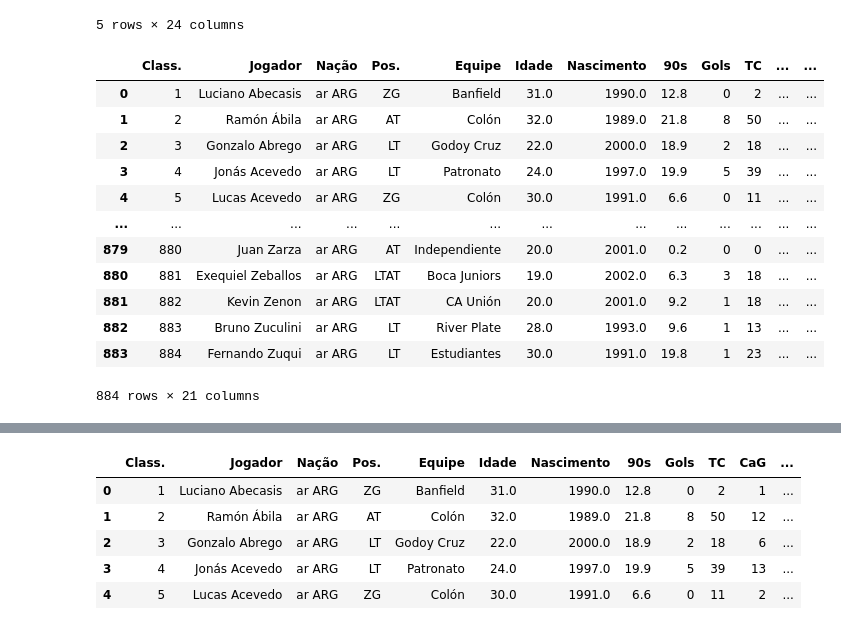
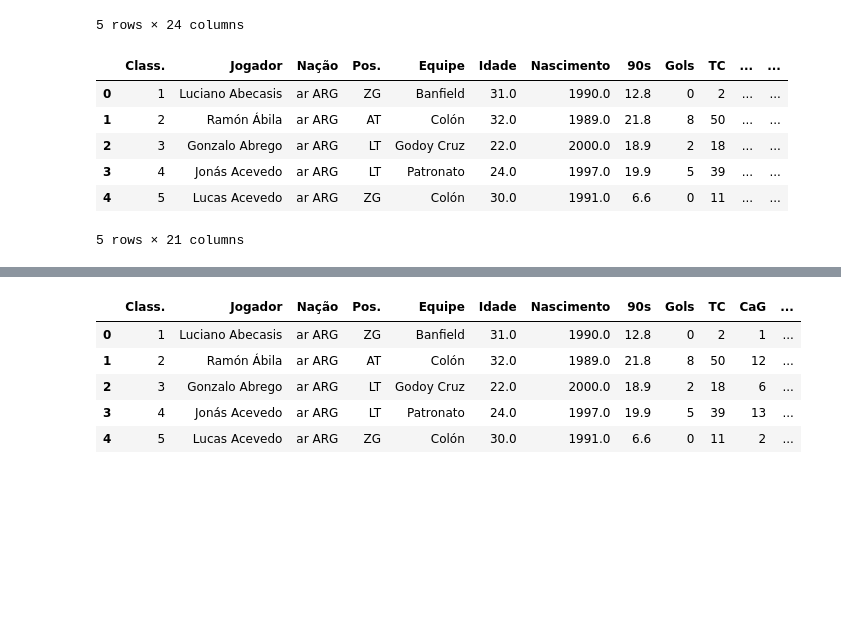
Before and after one commit to fernandopaguiar/Sports-Analytics-Python, a Jupyter notebook: Scout.ipynb, the cells around one changed output, grey strips where cells are left out. Cells and saved outputs as stored; diff of their text form; code cells hidden in the pictures; blank space fills up the shorter version.

```diff
--- a/Scout.ipynb
+++ b/Scout.ipynb
@@ -18,21 +18,15 @@ argentina.head()
 5 rows × 24 columns
 # %%
 argentina1 = pd.read_table('argentina1.txt', sep=',')
-argentina1
+argentina1.head()
 # %% [output]
 |  | Class. | Jogador | Nação | Pos. | Equipe | Idade | Nascimento | 90s | Gols | TC | ... | ... |
 | 0 | 1 | Luciano Abecasis | ar ARG | ZG | Banfield | 31.0 | 1990.0 | 12.8 | 0 | 2 | ... | ... |
 | 1 | 2 | Ramón Ábila | ar ARG | AT | Colón | 32.0 | 1989.0 | 21.8 | 8 | 50 | ... | ... |
 | 2 | 3 | Gonzalo Abrego | ar ARG | LT | Godoy Cruz | 22.0 | 2000.0 | 18.9 | 2 | 18 | ... | ... |
 | 3 | 4 | Jonás Acevedo | ar ARG | LT | Patronato | 24.0 | 1997.0 | 19.9 | 5 | 39 | ... | ... |
 | 4 | 5 | Lucas Acevedo | ar ARG | ZG | Colón | 30.0 | 1991.0 | 6.6 | 0 | 11 | ... | ... |
-| ... | ... | ... | ... | ... | ... | ... | ... | ... | ... | ... | ... | ... |
-| 879 | 880 | Juan Zarza | ar ARG | AT | Independiente | 20.0 | 2001.0 | 0.2 | 0 | 0 | ... | ... |
-| 880 | 881 | Exequiel Zeballos | ar ARG | LTAT | Boca Juniors | 19.0 | 2002.0 | 6.3 | 3 | 18 | ... | ... |
-| 881 | 882 | Kevin Zenon | ar ARG | LTAT | CA Unión | 20.0 | 2001.0 | 9.2 | 1 | 18 | ... | ... |
-| 882 | 883 | Bruno Zuculini | ar ARG | LT | River Plate | 28.0 | 1993.0 | 9.6 | 1 | 13 | ... | ... |
-| 883 | 884 | Fernando Zuqui | ar ARG | LT | Estudiantes | 30.0 | 1991.0 | 19.8 | 1 | 23 | ... | ... |
-884 rows × 21 columns
+5 rows × 21 columns
 # %%
 argentina1 = argentina1.drop(['Partidas', '-9999'], axis=1)
 argentina1
```
Also changed, not shown: parts of 16 cells of this notebook.
